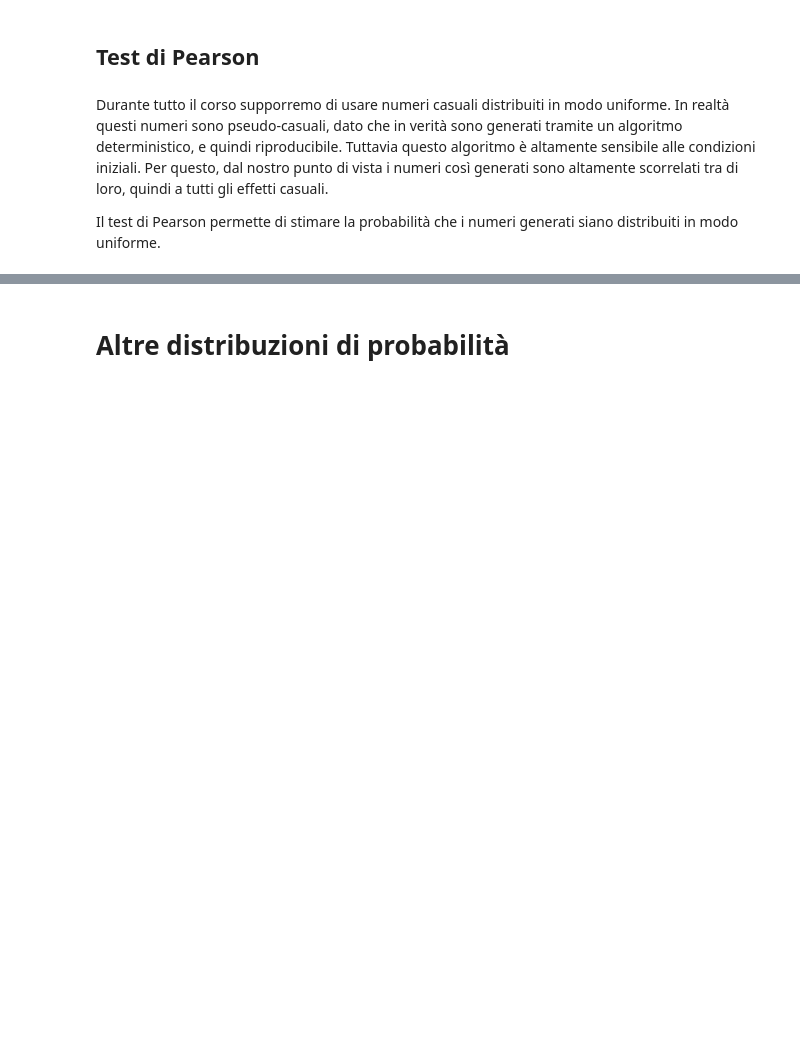
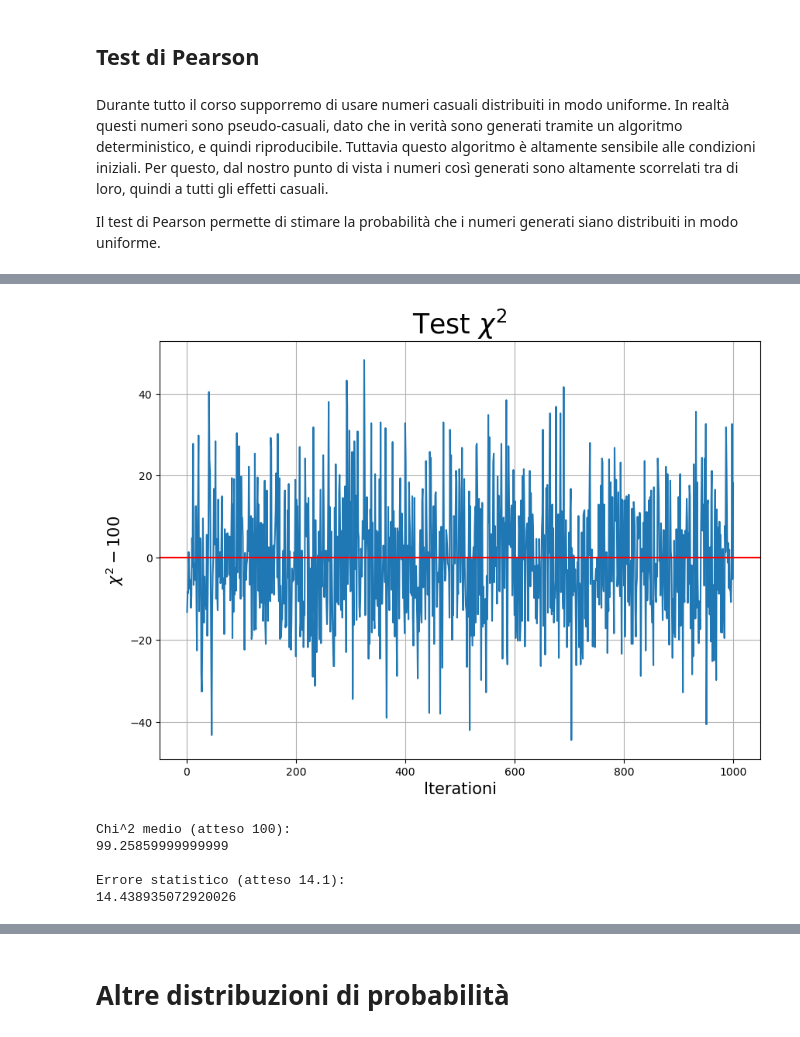
Before and after one commit to Daniele95/LSN, a Jupyter notebook: 1-random/esercitazione1.ipynb, the cells around one changed output, grey strips where cells are left out. Saved outputs shown, nothing was run; the diff lists cells and outputs as text; code cells hidden in the pictures; blank space fills up the shorter version.

```diff
--- a/1-random/esercitazione1.ipynb
+++ b/1-random/esercitazione1.ipynb
@@ -78,0 +91,25 @@ Il test di Pearson permette di stimare la probabilità che i numeri generati sia
+# %%
+N = 1000
+plt.figure(figsize=(10,7))
+x = np.arange(N)+1
+chi = np.loadtxt("risultati/chiQuadro.txt", usecols=(0), unpack='true')
+plt.plot(x, chi-100)
+plt.xlabel('Iterationi', fontsize = 15)
+plt.ylabel('$\chi^2-100$', fontsize = 15)
+plt.title("Test $\chi ^2$", fontsize =25)
+plt.grid(True)
+plt.axhline(y=0, color = 'r', linestyle = '-')
+
+plt.show()
+
+print('Chi^2 medio (atteso 100): ')
+print(np.mean(chi))
+print('\nErrore statistico (atteso 14.1): ')
+print(np.std(chi))
+# %% [output]
+[figure, added]
+Chi^2 medio (atteso 100):
+99.25859999999999
+
+Errore statistico (atteso 14.1):
+14.438935072920026
```
Also changed, not shown: parts of 3 cells of this notebook, 3 other files.
